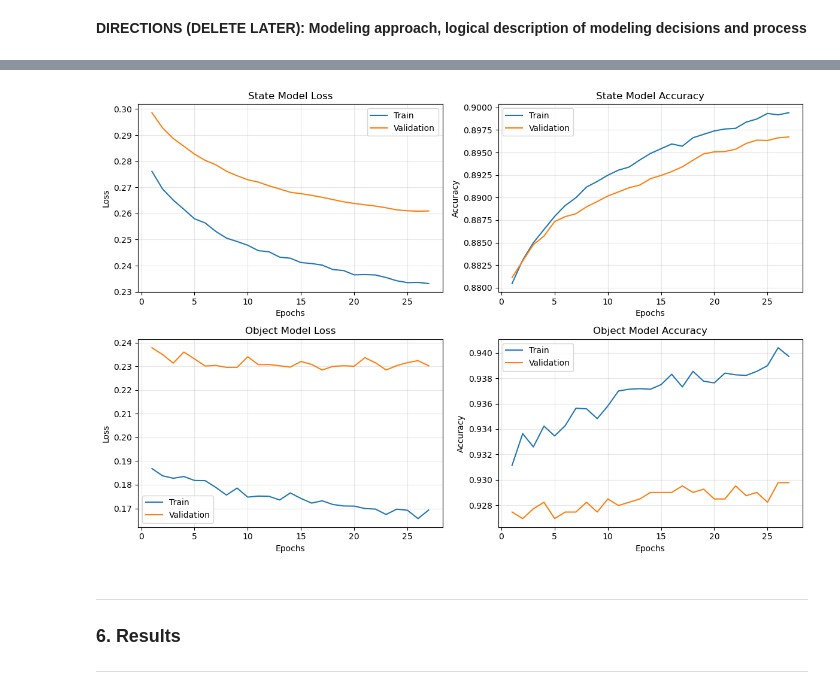
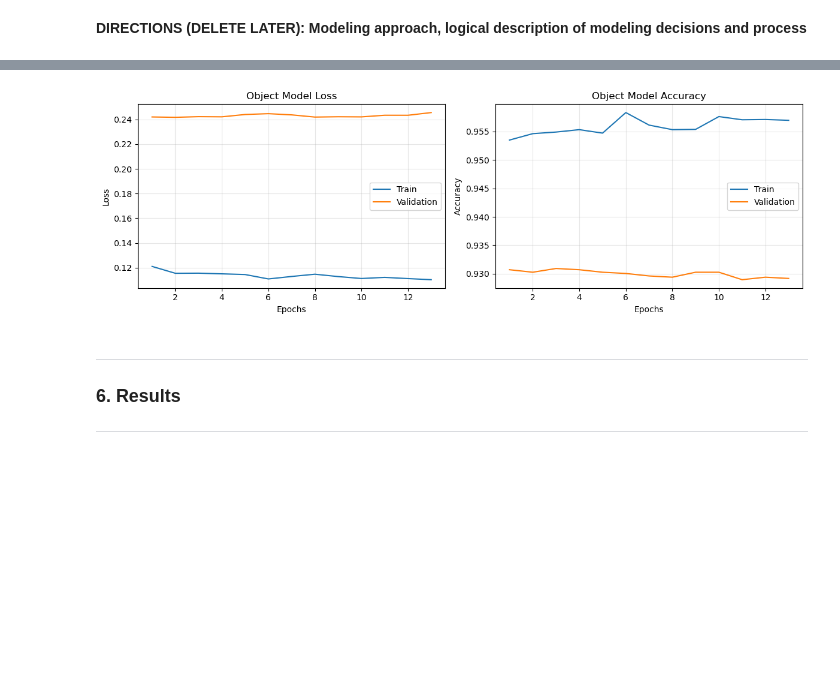
Before and after one commit to tedinspace/space-object-identification, a Jupyter notebook: src/Milestone5.ipynb, the cells around one changed output, grey strips where cells are left out. Cells and saved outputs as stored; diff of their text form; code cells hidden in the pictures; blank space fills up the shorter version.

Commit message:
Update to Milestone5 notebook with latest model

```diff
--- a/src/Milestone5.ipynb
+++ b/src/Milestone5.ipynb
@@ -448,0 +450,15 @@ X_train, X_val, y_train, y_val = train_test_split(X_temp, y_temp, test_size=0.15
+# %%
+# 70% Train, 15% Val, 15% Test
+X_temp, X_test, y_temp, y_test = train_test_split(
+    X_array, y_encoded, test_size=0.15, random_state=RANDOM_STATE, stratify=y_encoded
+)
+val_size = 0.15 / (1 - 0.15)
+X_train, X_val, y_train, y_val = train_test_split(
+    X_temp, y_temp, test_size=val_size, random_state=RANDOM_STATE, stratify=y_temp
+)
+
+# Check proportions
+n = len(X_array)
+print(f"Train: {len(X_train)/n:.2%}")
+print(f"Val:   {len(X_val)/n:.2%}")
+print(f"Test:  {len(X_test)/n:.2%}")
@@ -474,3 +496,4 @@ Class counts:[395624 395624 395624]
 # %%
-X_train_scaled = scaler.transform(X_train_res_raw)
-X_val_scaled = scaler.transform(X_val_flat_valid)
+# Scale the data using the fitted scaler
+X_train_scaled_state = scaler.transform(X_train_res_raw)
+X_val_scaled_state = scaler.transform(X_val_flat_valid)
@@ -712,8 +732,9 @@ Weights found. Loading existing weights...
 # %%
+# Plot the object model's loss
 fig, axes = plt.subplots(nrows=1, ncols=2, figsize=(12,4))
 for i, metric in enumerate(['loss', 'accuracy']):
     for k, split in enumerate(['', 'val_']):
-        data = object_history[f'{split}object_output_{metric}']
+        data = object_history[f'{split}{metric}']
         axes[i].plot(np.arange(len(data))+1, data, color=f'C{k}', label='Train' if split == '' else 'Validation')
         axes[i].legend()
         axes[i].set_xlabel('Epochs')
@@ -789,19 +821,19 @@ Epoch 27: early stopping
 # %%
-fig, axes = plt.subplots(nrows=2, ncols=2, figsize=(12,8))
-for i, level in enumerate(['state', 'object']):
-    for j, metric in enumerate(['loss', 'accuracy']):
-        for k, split in enumerate(['', 'val_']):
-            data = final_history[f'{split}{level}_output_{metric}']
-            axes[i][j].plot(np.arange(len(data))+1, data, color=f'C{k}', label='Train' if split == '' else 'Validation')
-            axes[i][j].legend()
-            axes[i][j].set_xlabel('Epochs')
-            axes[i][j].set_ylabel(metric.title())
-            axes[i][j].set_title(f'{level.title()} Model {metric.title()}')
-            axes[i][j].grid(alpha=0.3)
+# Plot object model training history
+fig, axes = plt.subplots(nrows=1, ncols=2, figsize=(12,4))
+for i, metric in enumerate(['loss', 'accuracy']):
+    for k, split in enumerate(['', 'val_']):
+        data = final_history[f'{split}{metric}']
+        axes[i].plot(np.arange(len(data))+1, data, color=f'C{k}', label='Train' if split == '' else 'Validation')
+        axes[i].legend()
+        axes[i].set_xlabel('Epochs')
+        axes[i].set_ylabel(metric.title())
+        axes[i].set_title(f'Object Model {metric.title()}')
+        axes[i].grid(alpha=0.3)
 
 plt.tight_layout()
 # %% [output]
-[figure, old version]
+[figure, new version]
 # %% [markdown]
 ---
 ### 6. Results <a class="anchor" id="6-results"></a>
```
Also changed, not shown: parts of 48 cells of this notebook.
